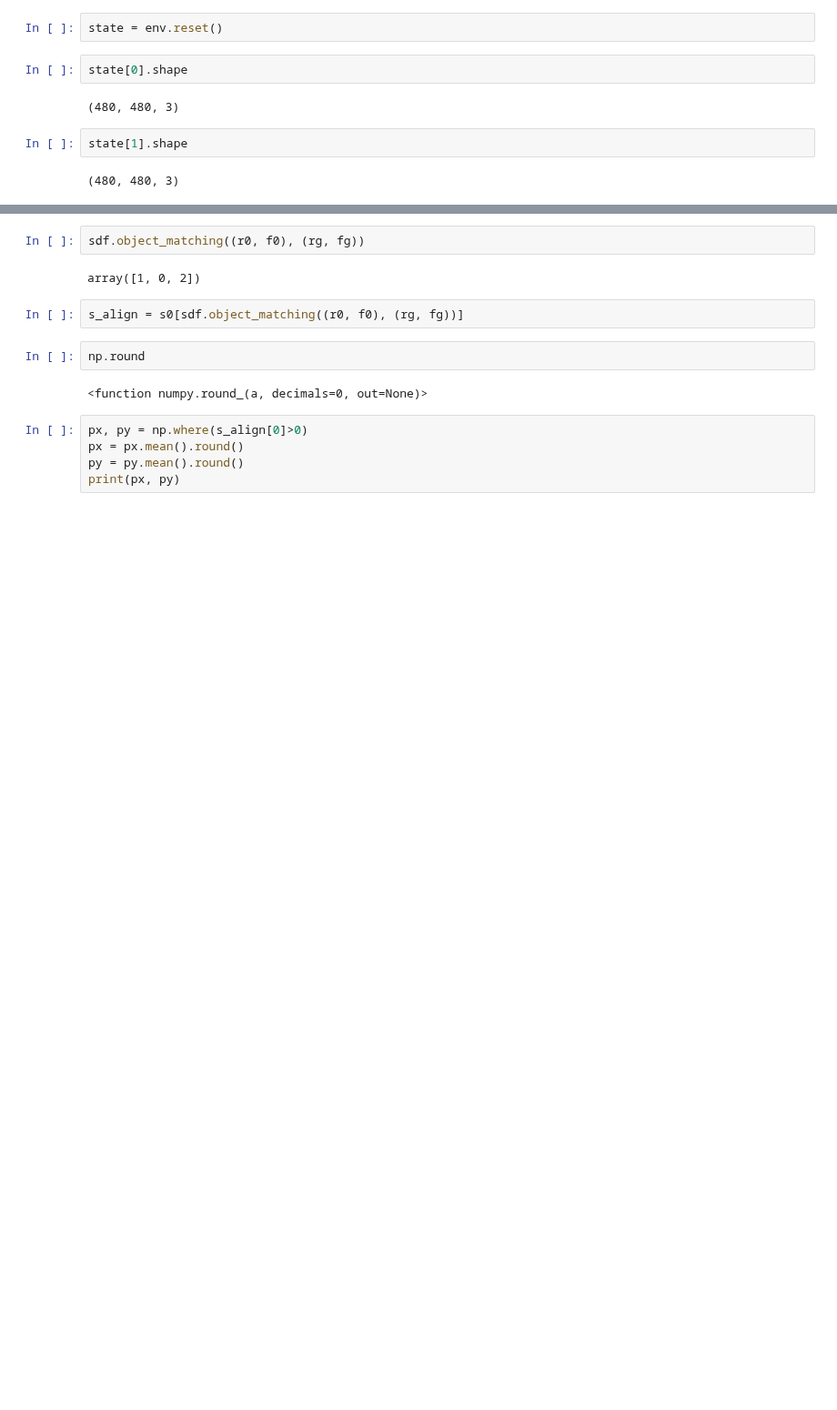
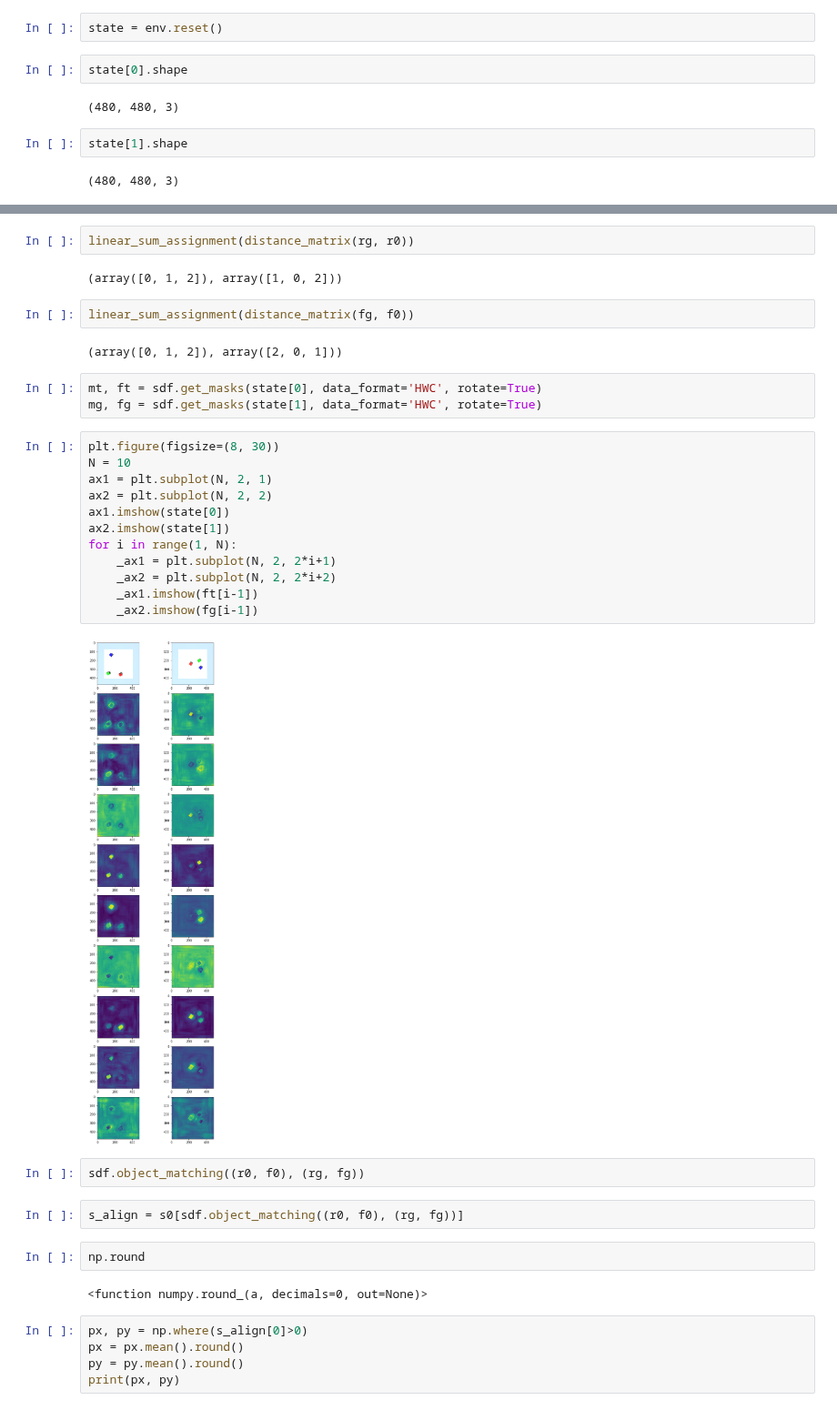
Before and after one commit to hogunkee/ur5_manipulation, a Jupyter notebook: object_wise/dqn/debugging.ipynb, the cells around one changed output, grey strips where cells are left out. Shown at 91% size. Cells and saved outputs as stored; diff of their text form; blank space fills up the shorter version.

Commit message:
rotated features

```diff
--- a/object_wise/dqn/debugging.ipynb
+++ b/object_wise/dqn/debugging.ipynb
@@ -122,7 +52,30 @@ print(et-st)
+# %%
+linear_sum_assignment(distance_matrix(rg, r0))
+# %% [output]
+(array([0, 1, 2]), array([1, 0, 2]))
+# %%
+linear_sum_assignment(distance_matrix(fg, f0))
+# %% [output]
+(array([0, 1, 2]), array([2, 0, 1]))
+# %%
+mt, ft = sdf.get_masks(state[0], data_format='HWC', rotate=True)
+mg, fg = sdf.get_masks(state[1], data_format='HWC', rotate=True)
+# %%
+plt.figure(figsize=(8, 30))
+N = 10
+ax1 = plt.subplot(N, 2, 1)
+ax2 = plt.subplot(N, 2, 2)
+ax1.imshow(state[0])
+ax2.imshow(state[1])
+for i in range(1, N):
+    _ax1 = plt.subplot(N, 2, 2*i+1)
+    _ax2 = plt.subplot(N, 2, 2*i+2)
+    _ax1.imshow(ft[i-1])
+    _ax2.imshow(fg[i-1])
+# %% [output]
+[figure, added]
 # %%
 sdf.object_matching((r0, f0), (rg, fg))
-# %% [output]
-array([1, 0, 2])
 # %%
 s_align = s0[sdf.object_matching((r0, f0), (rg, fg))]
 # %%
```
Also changed, not shown: parts of 34 cells of this notebook, 1 other file.
